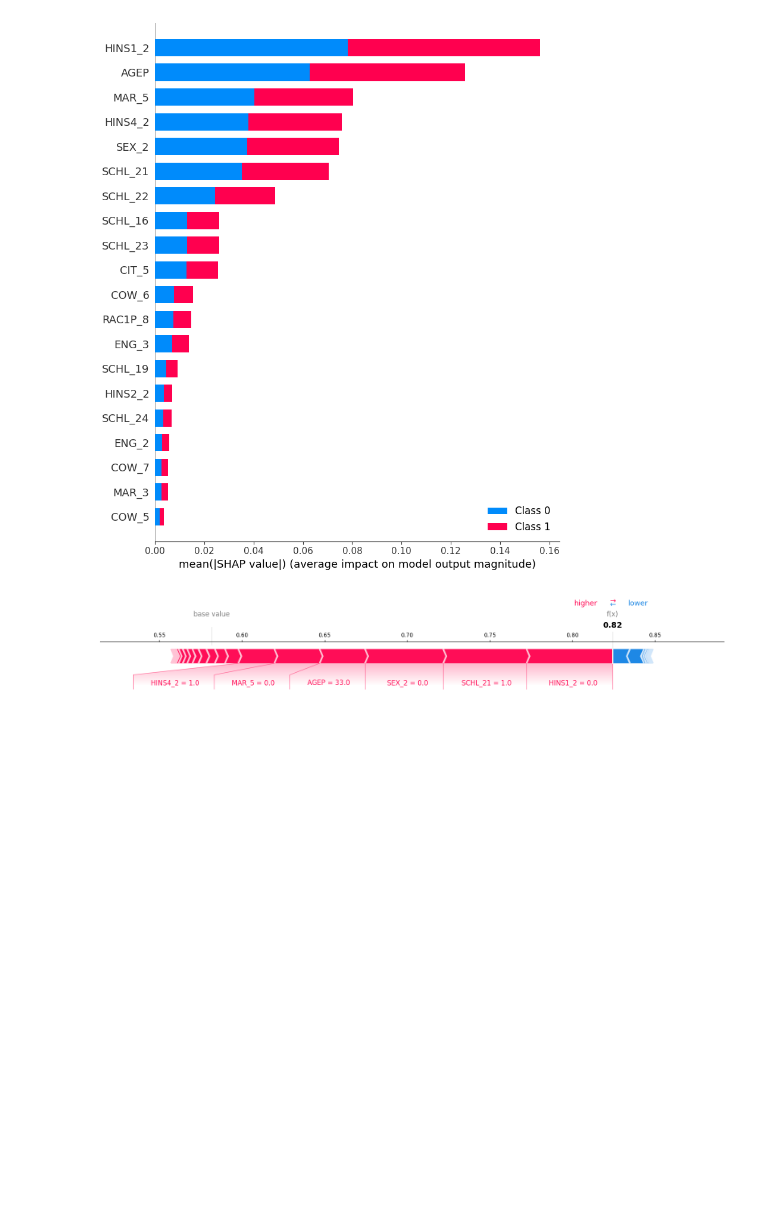
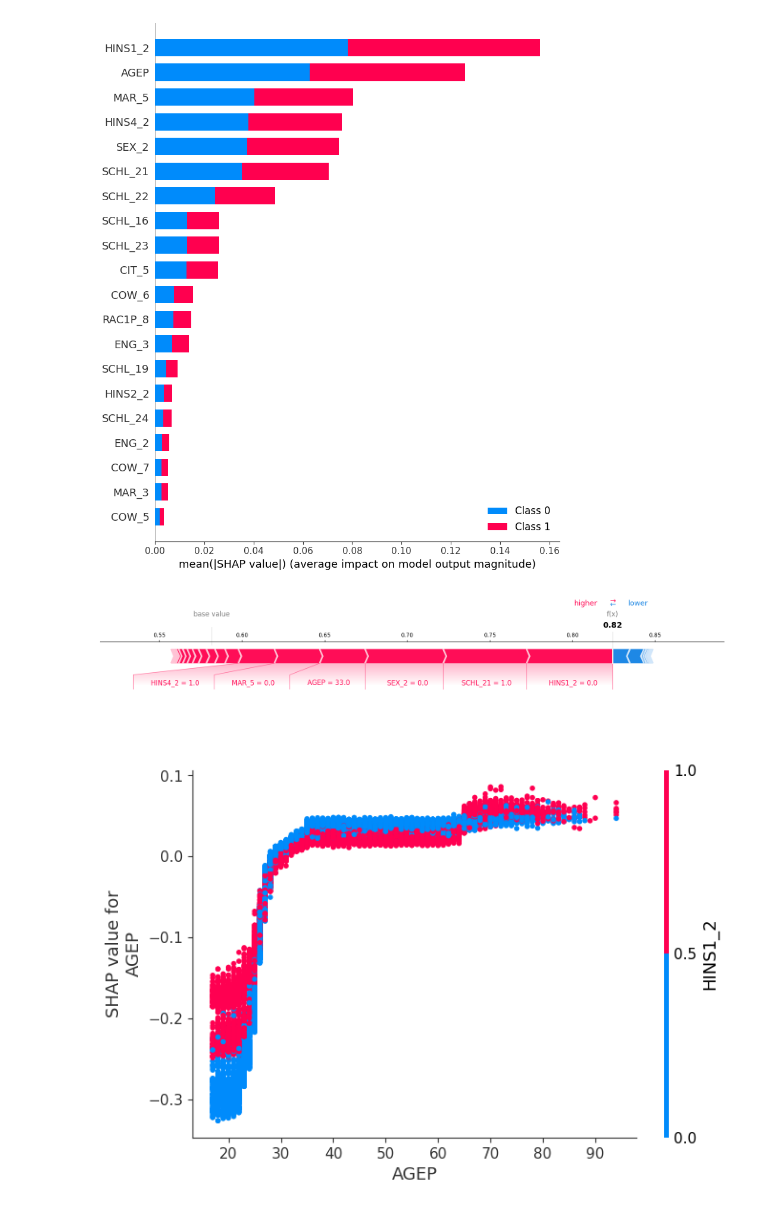
Before and after one commit to const5craciun/algo_fair, a Jupyter notebook: Notebook.ipynb, the cells around one changed output. Cells and saved outputs as stored; diff of their text form; code cells hidden in the pictures; blank space fills up the shorter version.

Commit message:
Added a few dependence plots

```diff
--- a/Notebook.ipynb
+++ b/Notebook.ipynb
@@ -813,7 +813,7 @@ shap.summary_plot(lr_shap_values, X_test_scaled, feature_names=X_test.columns)
 # %%
 # This takes ~15 minutes to run
 X_train = X_train.astype(float)
-rf_explainer = shap.TreeExplainer(rf, X_train, model_output="probability")
+rf_explainer = shap.TreeExplainer(rf, X_train, feature_names=X_test.columns)
 rf_shap_values = rf_explainer.shap_values(X_test)
 # %%
 # Summary plot of type "bar" of the SHAP values of the Random Forest model
@@ -827,3 +827,6 @@ shap.plots.force(rf_explainer.expected_value[1], rf_shap_values[1][1,:], X_test.
 [figure]
 # %%
 # Dependence plot for the feature "AGEP" of the Random Forest model
+shap.dependence_plot('AGEP', rf_shap_values[1], X_test)
+# %% [output]
+[figure, added]
```
Also changed, not shown: parts of 6 cells of this notebook.
